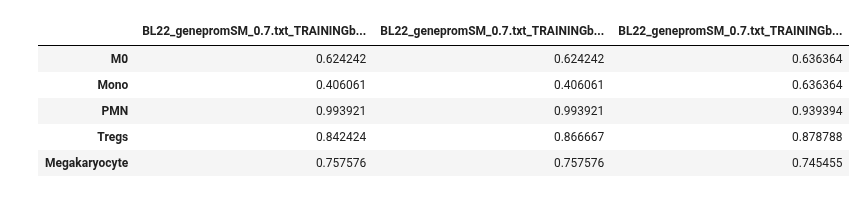
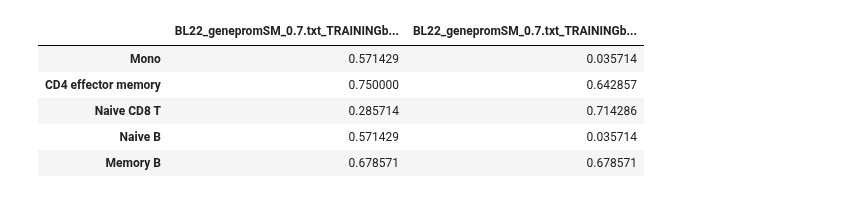
Before and after one commit to Irfanwustl/Research_code, a Jupyter notebook: Bilge/methodsummary/method_correlation_new_cellrenamed.ipynb, the cells around one changed output. Saved outputs shown, nothing was run; the diff lists cells and outputs as text; code cells hidden in the pictures.

```diff
--- a/Bilge/methodsummary/method_correlation_new_cellrenamed.ipynb
+++ b/Bilge/methodsummary/method_correlation_new_cellrenamed.ipynb
@@ -7,7 +7,7 @@ import os
 from scipy.stats.mstats import pearsonr, spearmanr
 # %%
 subset = False
-fol = '/Users/irffanalahi/Research/Research_update/SoftRD/largerEXP/BL22genepromdelta.7/insilico/testing/Performance_withbestref/towardscorr/NOwcorr/perctcorr/try1'
+fol = '/Users/irffanalahi/Research/Research_update/SoftRD/largerEXP/BL22genepromdelta.7/Realdata/corr/Morecelltypes/perct_corr/try2_formethod_summary'
 
 files = os.listdir(fol)
 
@@ -119,13 +113,13 @@ display(df_pearson)
 # %%
-df_spearman.rename(index={"CD4": "Naive CD4", "CD8": "Naive CD8","mB":"Memory B cell",'Mn':'Mono','CD14':'Mono','CD19':'B Cell','nB':'Naive B cell','PC':'Palsma','cm8':'CD8 central memory','em8':'CD8 effector memory','m8':'CD8 memory','ed8':'CD8 effector','cm4':'CD4 central memory','em4':'CD4 effector memory','m4':'CD4 memory','mNeu':'PMN','Eo':'Eosinophil','Tr':'Tregs','Mg':'Megakaryocyte'},inplace=True)
+df_spearman.rename(index={"NaiveCD8":"Naive CD8 T","NaiveCD4":"Naive CD4 T","CD4": "Naive CD4", "CD8": "Naive CD8","mB":"Memory B",'Mn':'Mono','CD14':'Mono','CD19':'B Cell','nB':'Naive B','PC':'Palsma','cm8':'CD8 central memory','em8':'CD8 effector memory','m8':'CD8 memory','ed8':'CD8 effector','cm4':'CD4 central memory','em4':'CD4 effector memory','m4':'CD4 memory','mNeu':'PMN','Eo':'Eosinophil','Tr':'Tregs','Mg':'Megakaryocyte'},inplace=True)
 df_spearman.head()
 # %% [output]
-|  | BL22_genepromSM_0.7.txt_TRAININGb... | BL22_genepromSM_0.7.txt_TRAININGb... | BL22_genepromSM_0.7.txt_TRAININGb... |
-| M0 | 0.624242 | 0.624242 | 0.636364 |
-| Mono | 0.406061 | 0.406061 | 0.636364 |
-| PMN | 0.993921 | 0.993921 | 0.939394 |
-| Tregs | 0.842424 | 0.866667 | 0.878788 |
-| Megakaryocyte | 0.757576 | 0.757576 | 0.745455 |
+|  | BL22_genepromSM_0.7.txt_TRAININGb... | BL22_genepromSM_0.7.txt_TRAININGb... |
+| Mono | 0.571429 | 0.035714 |
+| CD4 effector memory | 0.750000 | 0.642857 |
+| Naive CD8 T | 0.285714 | 0.714286 |
+| Naive B | 0.571429 | 0.035714 |
+| Memory B | 0.678571 | 0.678571 |
 # %%
 df_pearson.to_csv(fol + '_pearson_correlation.txt', sep='\t')
 df_spearman.to_csv(fol + '_spearman_correlation.txt', sep='\t')
```
Also changed, not shown: parts of 5 cells of this notebook, 13 other files.
